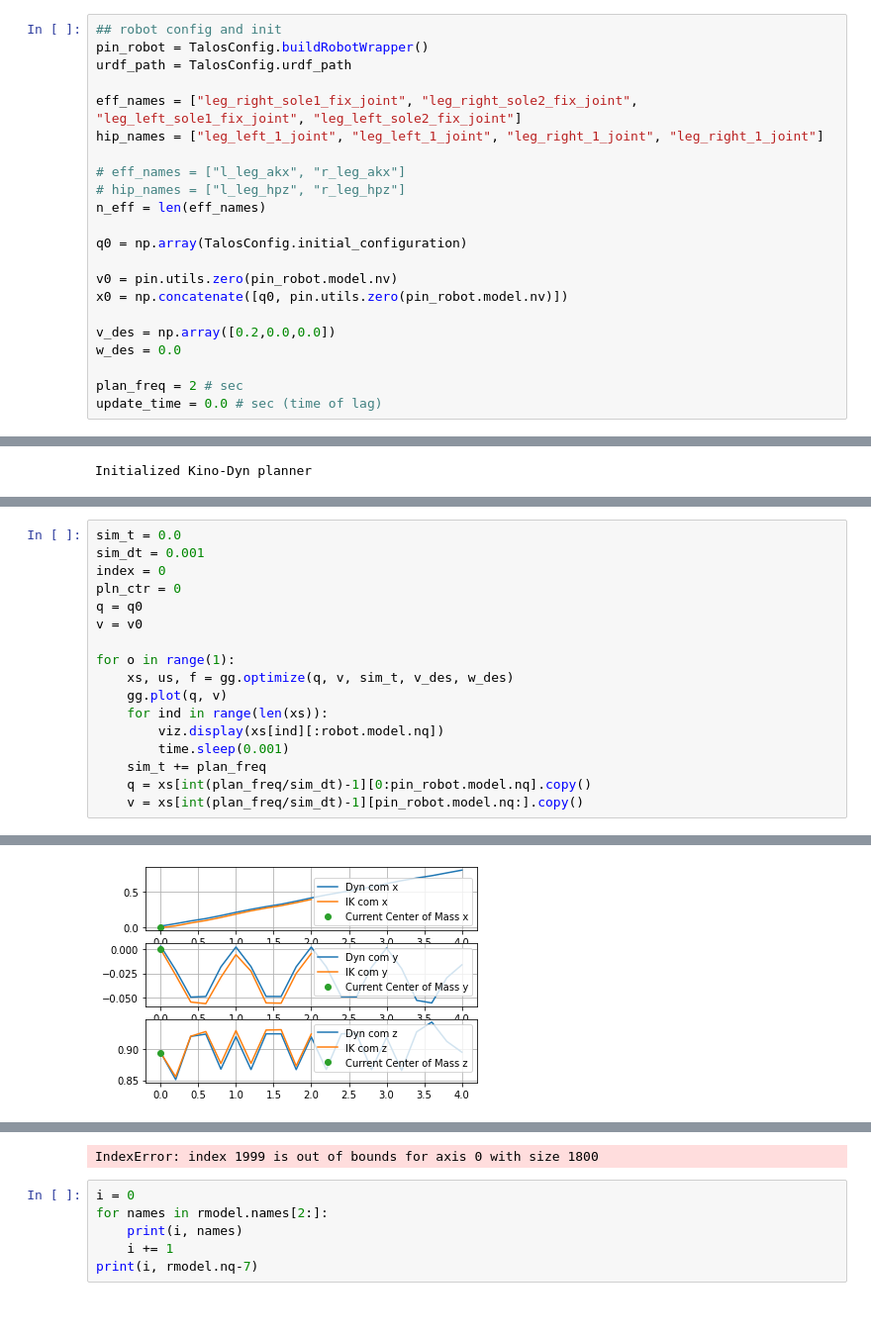
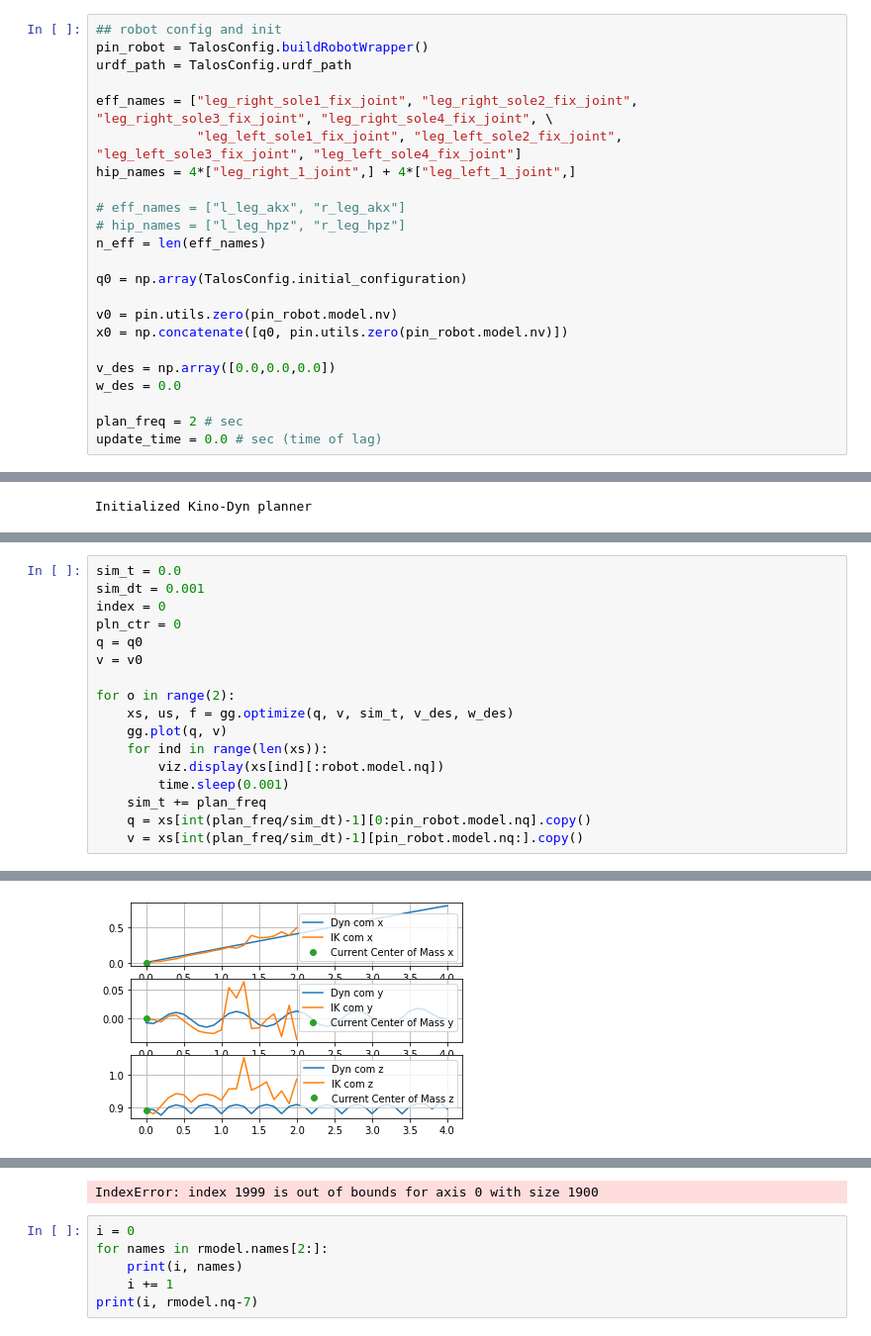
Before and after one commit to machines-in-motion/biconvex_mpc, a Jupyter notebook: examples/talos_test.ipynb, the cells around one changed output, grey strips where cells are left out. Shown at 99% size. Cells and saved outputs as stored; diff of their text form.

```diff
--- a/examples/talos_test.ipynb
+++ b/examples/talos_test.ipynb
@@ -30,8 +30,9 @@ http://127.0.0.1:7000/static/
 pin_robot = TalosConfig.buildRobotWrapper()
 urdf_path = TalosConfig.urdf_path
 
-eff_names = ["leg_right_sole1_fix_joint", "leg_right_sole2_fix_joint", "leg_left_sole1_fix_joint", "leg_left_sole2_fix_joint"]
-hip_names = ["leg_left_1_joint", "leg_left_1_joint", "leg_right_1_joint", "leg_right_1_joint"]
+eff_names = ["leg_right_sole1_fix_joint", "leg_right_sole2_fix_joint", "leg_right_sole3_fix_joint", "leg_right_sole4_fix_joint", \
+             "leg_left_sole1_fix_joint", "leg_left_sole2_fix_joint", "leg_left_sole3_fix_joint", "leg_left_sole4_fix_joint"]
+hip_names = 4*["leg_right_1_joint",] + 4*["leg_left_1_joint",]
 
 # eff_names = ["l_leg_akx", "r_leg_akx"]
 # hip_names = ["l_leg_hpz", "r_leg_hpz"]
@@ -42,7 +43,7 @@ q0 = np.array(TalosConfig.initial_configuration)
 v0 = pin.utils.zero(pin_robot.model.nv)
 x0 = np.concatenate([q0, pin.utils.zero(pin_robot.model.nv)])
 
-v_des = np.array([0.2,0.0,0.0])
+v_des = np.array([0.0,0.0,0.0])
 w_des = 0.0
 
 plan_freq = 2 # sec
@@ -105,7 +113,7 @@ pln_ctr = 0
 q = q0
 v = v0
 
-for o in range(1):
+for o in range(2):
     xs, us, f = gg.optimize(q, v, sim_t, v_des, w_des)
     gg.plot(q, v)
     for ind in range(len(xs)):
@@ -123 +143 @@ Final norm: 0.0284134
-[figure, old version]
+[figure, new version]
@@ -127,4 +144,4 @@ Final norm: 0.0284134
-IndexError: index 1999 is out of bounds for axis 0 with size 1800
+IndexError: index 1999 is out of bounds for axis 0 with size 1900
 # %%
 i = 0
 for names in rmodel.names[2:]:
```
Also changed, not shown: parts of 5 cells of this notebook, 5 other files.
